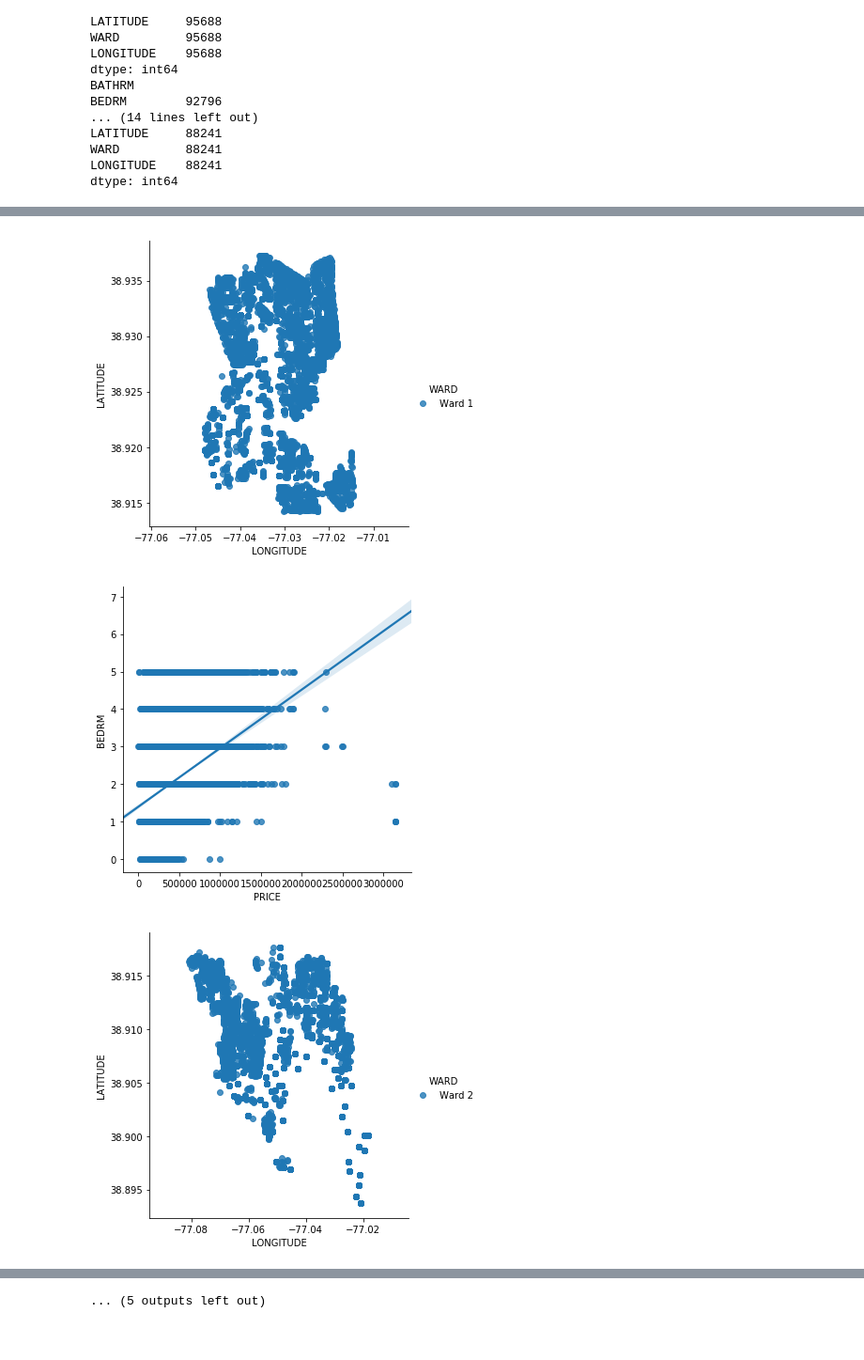
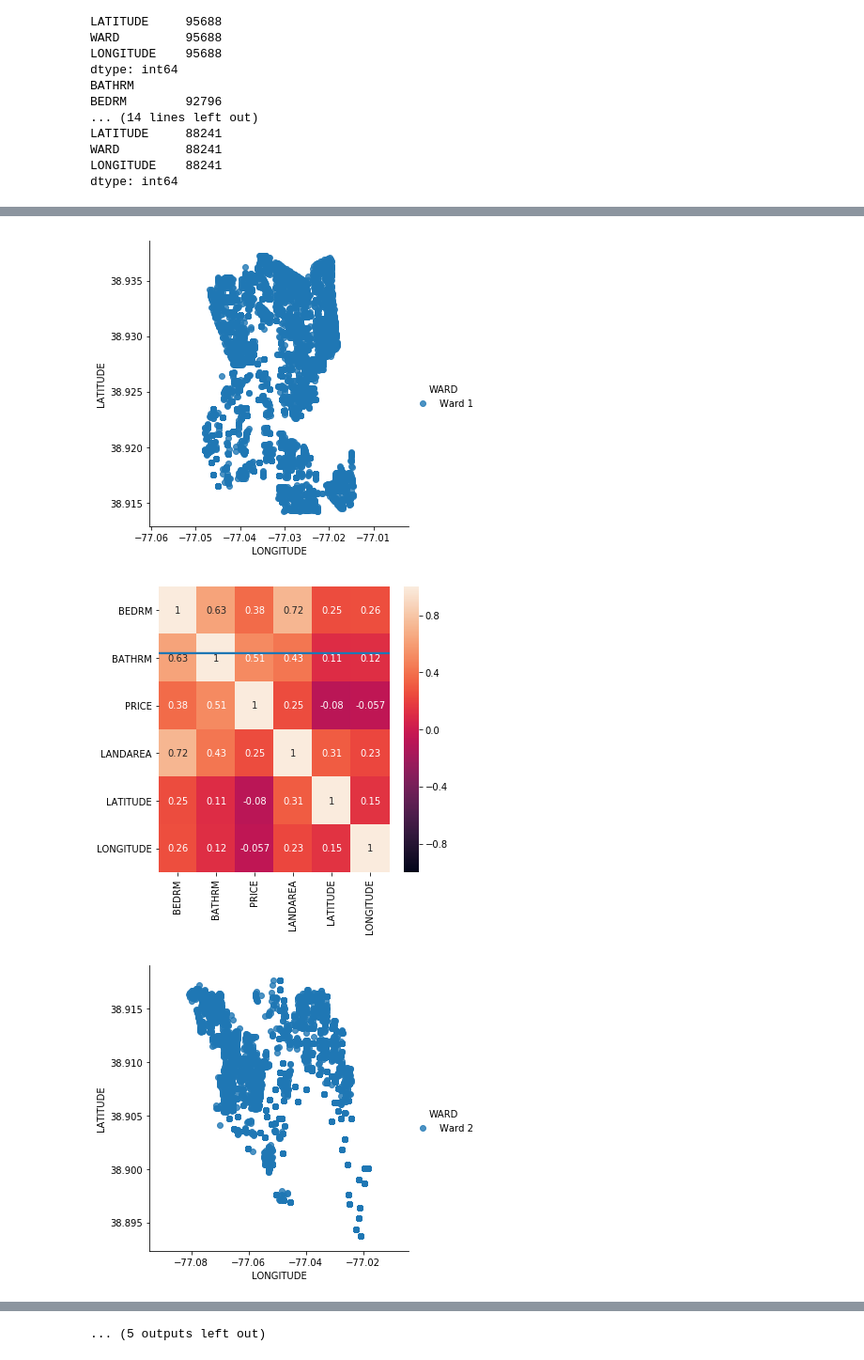
Before and after one commit to danhall101/Project-2, a Jupyter notebook: PROJECT2.ipynb, the cells around one changed output, grey strips where cells are left out. Shown at 94% size. Saved outputs shown, nothing was run; the diff lists cells and outputs as text; code cells hidden in the pictures.

```diff
--- a/PROJECT2.ipynb
+++ b/PROJECT2.ipynb
@@ -164,20 +164,16 @@ dtype: int64
 # %%
 
 
 sns.lmplot(y='LATITUDE', x='LONGITUDE', hue='WARD', fit_reg=False,data=df)
 wards = df.WARD.unique()
 for ward in wards:
     df_ward = df[df.loc[:,'WARD'] == ward ]
     sns.lmplot(y='LATITUDE', x='LONGITUDE', hue='WARD', fit_reg=False,data=df_ward)
-    sns.lmplot(x='PRICE', y='BEDRM', data=df_ward,
-           fit_reg=True #remove regression line
-           )   #color by evolution stage
-
-#corr = df.corr()
-
-#sns.heatmap(corr, vmin=-1, annot=True)
+    sns.lmplot(x='PRICE', y='BEDRM', data=df_ward,  fit_reg=True   )   #color by evolution stage
+    corr = df_ward.corr()
+    sns.heatmap(corr, vmin=-1, annot=True)
 # %% [output]
 [figure]
 [figure]
-[figure, old version]
+[figure, new version]
 [figure]
```
Also changed, not shown: parts of 1 cell of this notebook.
